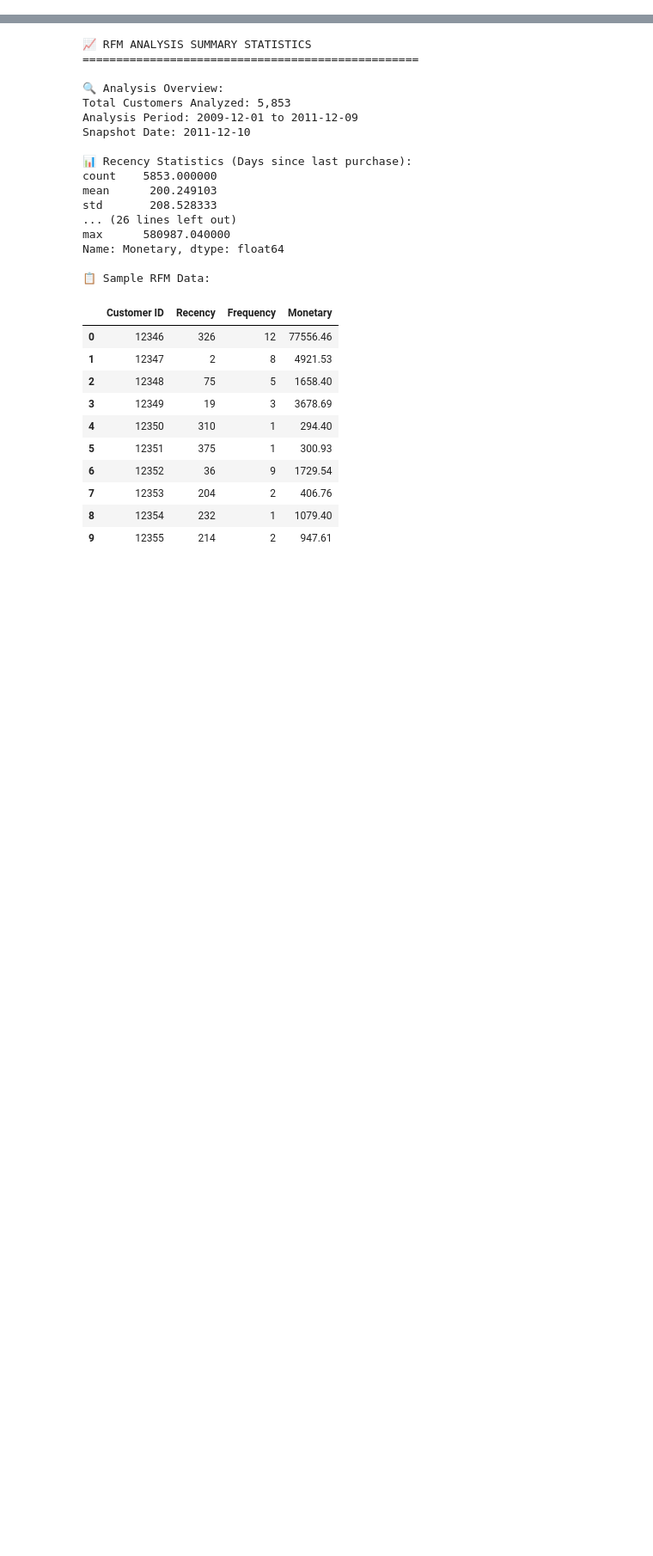
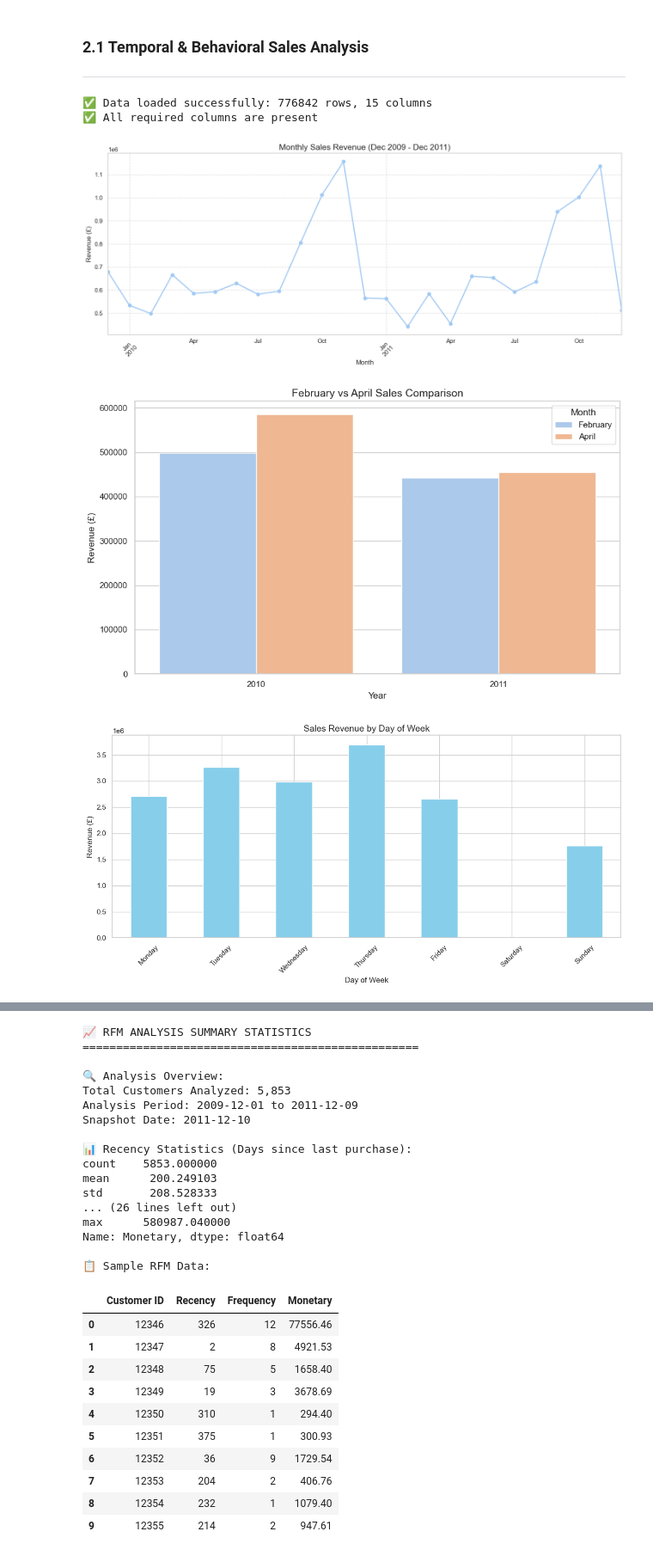
Before and after one commit to DilsaraThiranjaya/Strategic-Growth-Analysis-Team-Code-Serpents, a Jupyter notebook: notebooks/retail_analysis.ipynb, the cells around one changed output, grey strips where cells are left out. Shown at 86% size. Drawn from its saved outputs; the diff is of its cells as text; code cells hidden in the pictures; blank space fills up the shorter version.

```diff
--- a/notebooks/retail_analysis.ipynb
+++ b/notebooks/retail_analysis.ipynb
@@ -0,0 +172,73 @@
+# %% [markdown]
+### 2.1 Temporal & Behavioral Sales Analysis
+---
+# %%
+# Load and validate the cleaned dataset
+df = load_and_validate_data("../data/online_retail_clean.csv")
+
+# Monthly Sales Revenue Analysis
+monthly_sales = df.set_index('InvoiceDate').resample('M')['TotalPrice'].sum()
+
+plt.figure(figsize=(14, 6))
+monthly_sales.plot(kind='line', marker='o', linewidth=2)
+plt.title('Monthly Sales Revenue (Dec 2009 - Dec 2011)', fontsize=15)
+plt.xlabel('Month', fontsize=12)
+plt.ylabel('Revenue (£)', fontsize=12)
+plt.grid(True, linestyle='--', alpha=0.7)
+plt.xticks(rotation=45)
+plt.tight_layout()
+plt.savefig('../figures/temporal/monthly_sales.png', dpi=300)
+plt.show()
+
+# Investigate February and April dips
+feb_apr_comparison = monthly_sales[monthly_sales.index.month.isin([2,4])]
+feb_apr_comparison = feb_apr_comparison.reset_index()
+feb_apr_comparison['Year'] = feb_apr_comparison['InvoiceDate'].dt.year
+feb_apr_comparison['Month'] = feb_apr_comparison['InvoiceDate'].dt.month_name()
+
+plt.figure(figsize=(10, 6))
+sns.barplot(x='Year', y='TotalPrice', hue='Month', data=feb_apr_comparison)
+plt.title('February vs April Sales Comparison', fontsize=14)
+plt.ylabel('Revenue (£)', fontsize=12)
+plt.xlabel('Year', fontsize=12)
+plt.tight_layout()
+plt.savefig('../figures/temporal/feb_apr_comparison.png', dpi=300)
+plt.show()
+
+# Daily and Hourly Sales Patterns
+df['DayOfWeek'] = df['InvoiceDate'].dt.day_name()
+df['HourOfDay'] = df['InvoiceDate'].dt.hour
+
+# Daily pattern
+daily_sales = df.groupby('DayOfWeek')['TotalPrice'].sum().reindex([
+    'Monday', 'Tuesday', 'Wednesday', 'Thursday', 'Friday', 'Saturday', 'Sunday'
+])
+
+plt.figure(figsize=(12, 6))
+daily_sales.plot(kind='bar', color='skyblue')
+plt.title('Sales Revenue by Day of Week', fontsize=14)
+plt.xlabel('Day of Week', fontsize=12)
+plt.ylabel('Revenue (£)', fontsize=12)
+plt.xticks(rotation=45)
+plt.tight_layout()
+plt.savefig('../figures/temporal/daily_sales.png', dpi=300)
+plt.show()
+
+# Hourly pattern
+hourly_sales = df.groupby('HourOfDay')['TotalPrice'].sum()
+
+plt.figure(figsize=(12, 6))
+hourly_sales.plot(kind='bar', color='salmon')
+plt.title('Sales Revenue by Hour of Day', fontsize=14)
+plt.xlabel('Hour of Day', fontsize=12)
+plt.ylabel('Revenue (£)', fontsize=12)
+plt.xticks(rotation=0)
+plt.tight_layout()
+plt.savefig('../figures/temporal/hourly_sales.png', dpi=300)
+plt.show()
+# %% [output]
+✅ Data loaded successfully: 776842 rows, 15 columns
+✅ All required columns are present
+[figure, added]
+[figure, added]
+[figure, added]
```
Also changed, not shown: parts of 34 cells of this notebook, 22 other files.
